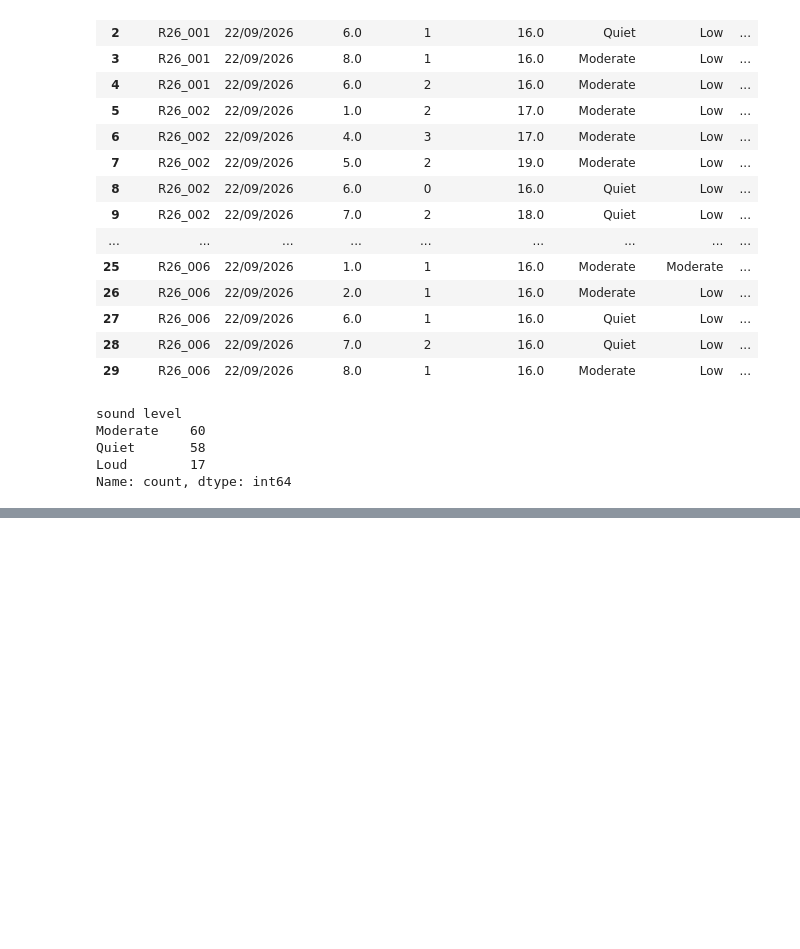
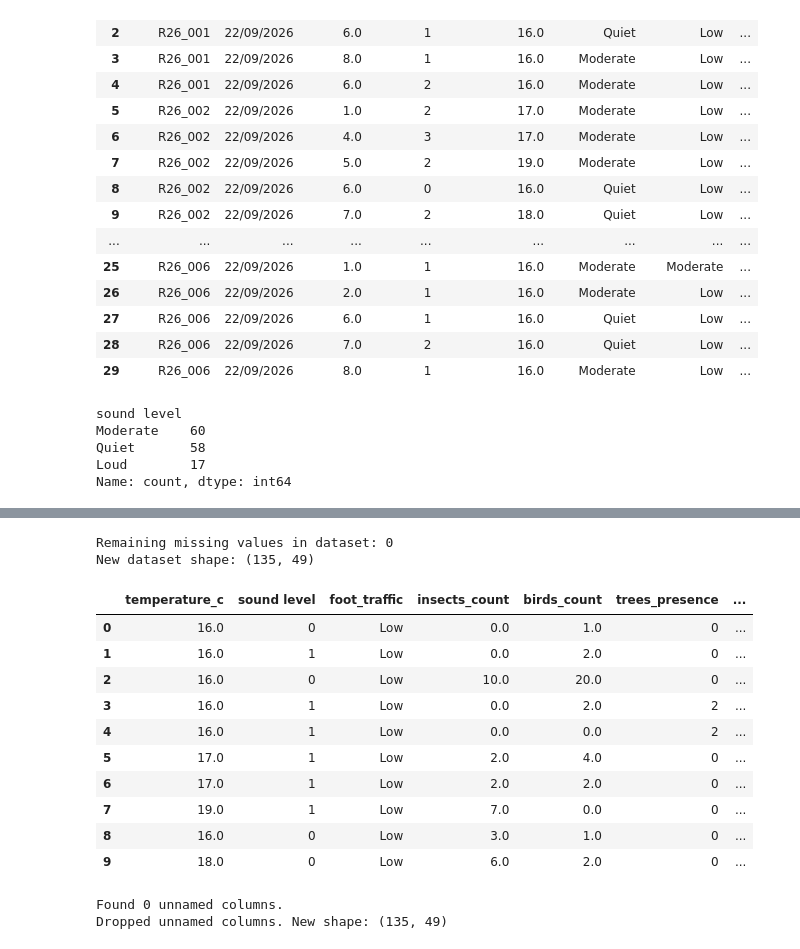
Before and after one commit to irfanefedonmez/ml-campus_data_project-colab, a Jupyter notebook: project1.ipynb, the cells around one changed output, grey strips where cells are left out. Drawn from its saved outputs; the diff is of its cells as text; code cells hidden in the pictures; blank space fills up the shorter version.

Commit message:
almost finished encoding

```diff
--- a/project1.ipynb
+++ b/project1.ipynb
@@ -249,0 +309,16 @@ Name: count, dtype: int64
+# %%
+columns_to_encode = [
+    'primary_sound_type_urban',
+    'other_sound_type_urban',
+    'primary_sound_type_nature',
+    'other_sound_type_nature'
+]
+
+# Safely perform one-hot encoding if columns are still in the DataFrame
+existing_cols = [col for col in columns_to_encode if col in df.columns]
+if existing_cols:
+    df = pd.get_dummies(df, columns=existing_cols, dtype=int)
+
+# Identify and display the newly created dummy columns
+dummy_cols = [col for col in df.columns if any(orig in col for orig in columns_to_encode)]
+display(df[dummy_cols].head())
@@ -249,0 +372,53 @@ Name: count, dtype: int64
+# %%
+# 1. Drop the columns that are not useful for model building
+useless_cols = ['recorder_id', 'date', 'other_notes']
+df = df.drop(columns=[col for col in useless_cols if col in df.columns])
+
+# 2. Clean remaining NaN values
+# For categorical columns with missing values (e.g., presence columns), fill with 'none'
+categorical_cols = df.select_dtypes(include=['object', 'category']).columns
+for col in categorical_cols:
+    df[col] = df[col].fillna('none')
+
+# For any numeric columns with missing values, fill with median
+numeric_cols = df.select_dtypes(include=['number']).columns
+for col in numeric_cols:
+    df[col] = df[col].fillna(df[col].median())
+
+# 3. Verify that there are no remaining missing values
+missing_count = df.isnull().sum().sum()
+print(f"Remaining missing values in dataset: {missing_count}")
+print(f"New dataset shape: {df.shape}")
+display(df.head(10))
+# %% [output]
+Remaining missing values in dataset: 0
+New dataset shape: (135, 49)
+|  | temperature_c | sound level | foot_traffic | insects_count | birds_count | trees_presence | ... |
+| 0 | 16.0 | 0 | Low | 0.0 | 1.0 | 0 | ... |
+| 1 | 16.0 | 1 | Low | 0.0 | 2.0 | 0 | ... |
+| 2 | 16.0 | 0 | Low | 10.0 | 20.0 | 0 | ... |
+| 3 | 16.0 | 1 | Low | 0.0 | 2.0 | 2 | ... |
+| 4 | 16.0 | 1 | Low | 0.0 | 0.0 | 2 | ... |
+| 5 | 17.0 | 1 | Low | 2.0 | 4.0 | 0 | ... |
+| 6 | 17.0 | 1 | Low | 2.0 | 2.0 | 0 | ... |
+| 7 | 19.0 | 1 | Low | 7.0 | 0.0 | 0 | ... |
+| 8 | 16.0 | 0 | Low | 3.0 | 1.0 | 0 | ... |
+| 9 | 18.0 | 0 | Low | 6.0 | 2.0 | 0 | ... |
+# %%
+# Find all columns that start with 'Unnamed'
+unnamed_cols = [col for col in df.columns if col.startswith('Unnamed:')]
+
+print(f"Found {len(unnamed_cols)} unnamed columns.")
+
+# Let's check if any of these columns actually contain non-null data
+for col in unnamed_cols:
+    non_null_count = df[col].notna().sum()
+    if non_null_count > 0:
+        print(f"{col} has {non_null_count} non-null values.")
+
+# Drop them from the dataframe to clean up the feature set
+df = df.drop(columns=unnamed_cols)
+print(f"Dropped unnamed columns. New shape: {df.shape}")
+# %% [output]
+Found 0 unnamed columns.
+Dropped unnamed columns. New shape: (135, 49)
```
Also changed, not shown: parts of 10 cells of this notebook.
